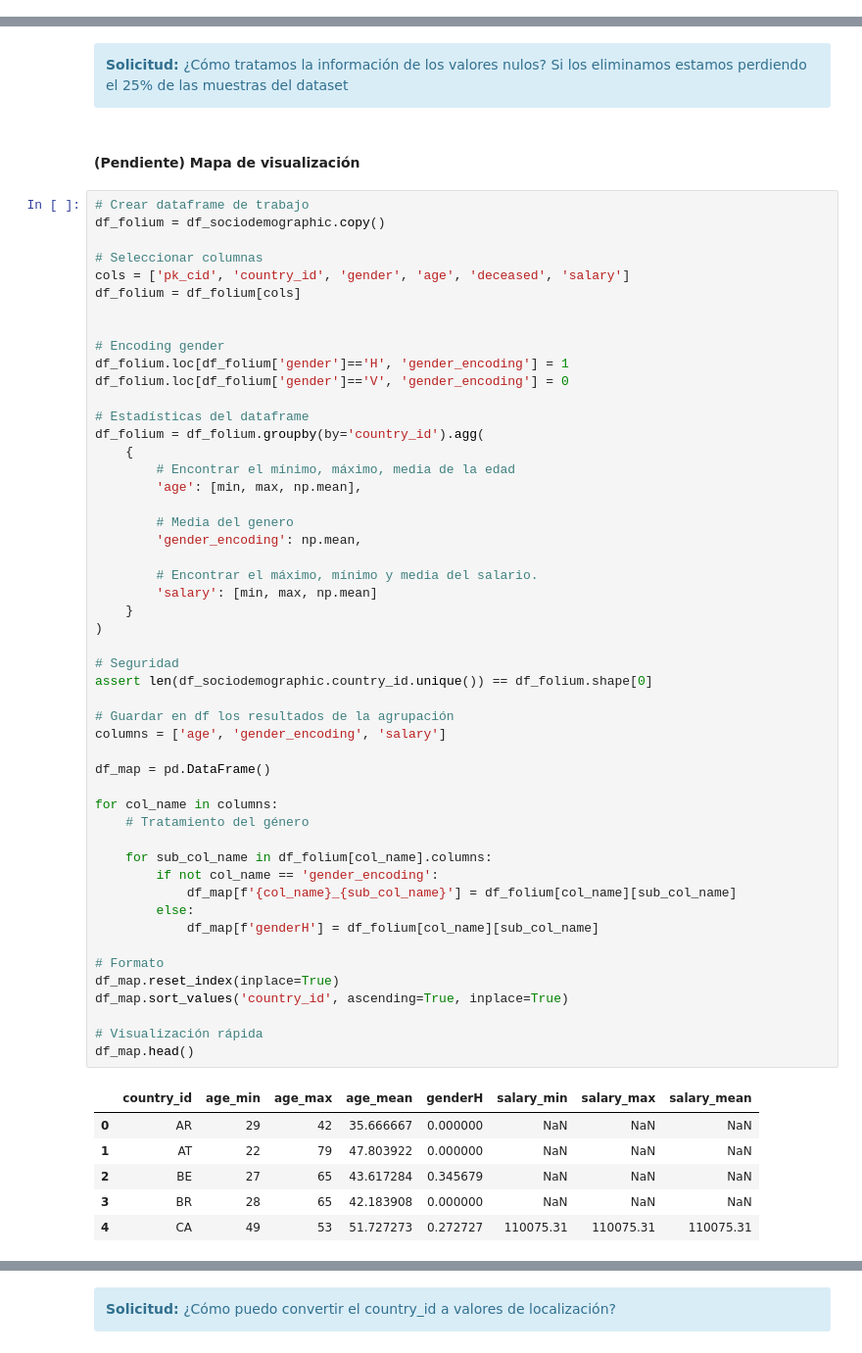
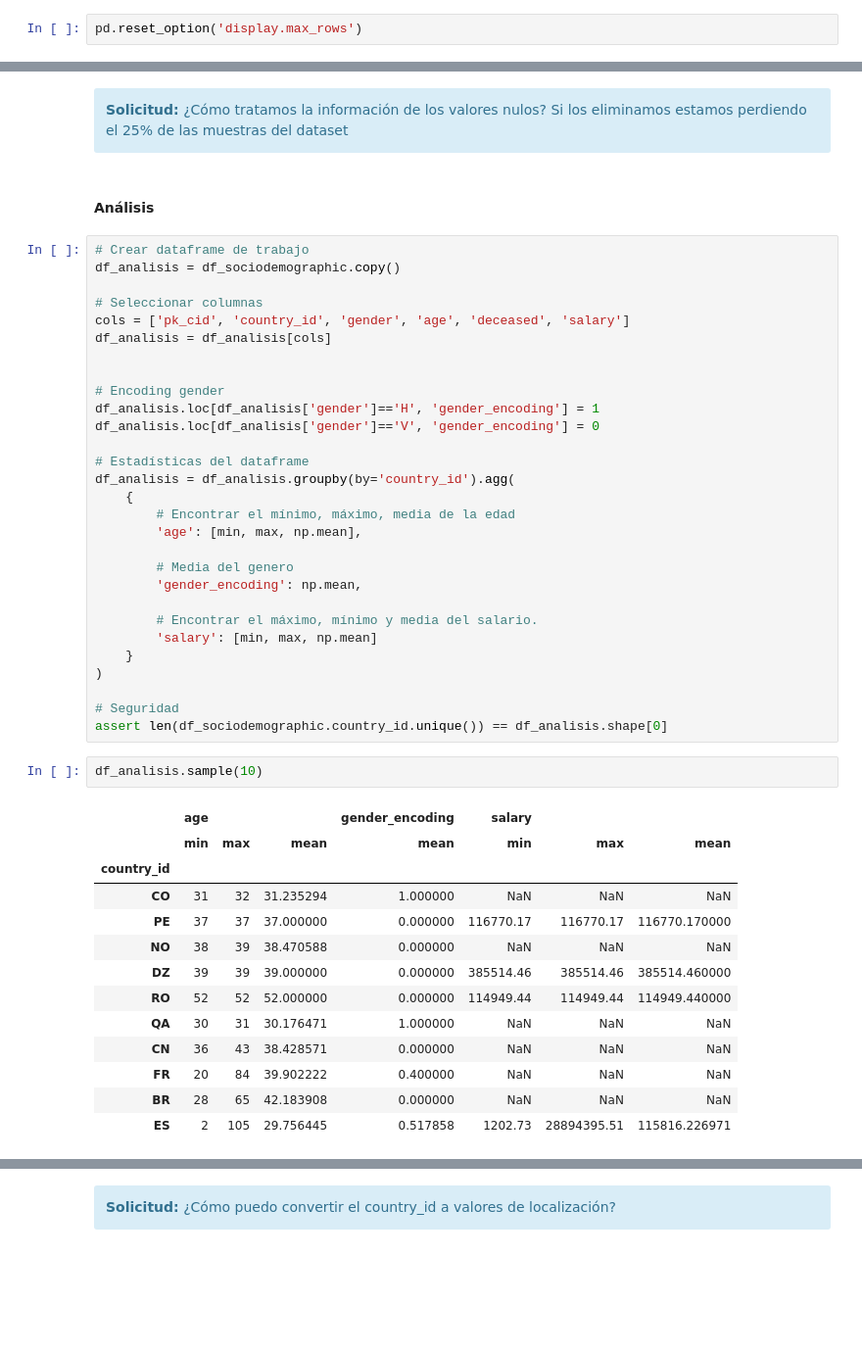
Before and after one commit to sergiomasavi/EasyMoney, a Jupyter notebook: Notebooks/TAREA_1_ANALISIS.ipynb, the cells around one changed output, grey strips where cells are left out. Shown at 98% size. Cells and saved outputs as stored; diff of their text form; blank space fills up the shorter version.

```diff
--- a/Notebooks/TAREA_1_ANALISIS.ipynb
+++ b/Notebooks/TAREA_1_ANALISIS.ipynb
@@ -731,3 +840,5 @@ salary --> 25.36%
+# %%
+pd.reset_option('display.max_rows')
 # %% [markdown]
 #### country_id
 # %%
@@ -814,22 +922,22 @@ Número valores nulos (porcentual): 25.36%
 <b>Solicitud:</b> ¿Cómo tratamos la información de los valores nulos? Si los eliminamos estamos perdiendo el 25% de las muestras del dataset
 </div>
 # %% [markdown]
-#### (Pendiente) Mapa de visualización
+#### Análisis
 # %%
 # Crear dataframe de trabajo
-df_folium = df_sociodemographic.copy()
+df_analisis = df_sociodemographic.copy()
 
 # Seleccionar columnas
 cols = ['pk_cid', 'country_id', 'gender', 'age', 'deceased', 'salary']
-df_folium = df_folium[cols]
+df_analisis = df_analisis[cols]
 
 
 # Encoding gender
-df_folium.loc[df_folium['gender']=='H', 'gender_encoding'] = 1
-df_folium.loc[df_folium['gender']=='V', 'gender_encoding'] = 0
+df_analisis.loc[df_analisis['gender']=='H', 'gender_encoding'] = 1
+df_analisis.loc[df_analisis['gender']=='V', 'gender_encoding'] = 0
 
 # Estadísticas del dataframe
-df_folium = df_folium.groupby(by='country_id').agg(
+df_analisis = df_analisis.groupby(by='country_id').agg(
     {
         # Encontrar el mínimo, máximo, media de la edad
         'age': [min, max, np.mean],
@@ -843,32 +951,20 @@ df_folium = df_folium.groupby(by='country_id').agg(
 )
 
 # Seguridad
-assert len(df_sociodemographic.country_id.unique()) == df_folium.shape[0]
-
-# Guardar en df los resultados de la agrupación
-columns = ['age', 'gender_encoding', 'salary']
-
-df_map = pd.DataFrame()
-
-for col_name in columns:
-    # Tratamiento del género
-
-    for sub_col_name in df_folium[col_name].columns:
-        if not col_name == 'gender_encoding':
-            df_map[f'{col_name}_{sub_col_name}'] = df_folium[col_name][sub_col_name]
-        else:
-            df_map[f'genderH'] = df_folium[col_name][sub_col_name]
-
-# Formato
-df_map.reset_index(inplace=True)
-df_map.sort_values('country_id', ascending=True, inplace=True)
-
-# Visualización rápida
-df_map.head()
+assert len(df_sociodemographic.country_id.unique()) == df_analisis.shape[0]
-# %% [output]
-|  | country_id | age_min | age_max | age_mean | genderH | salary_min | salary_max | salary_mean |
-| 0 | AR | 29 | 42 | 35.666667 | 0.000000 | NaN | NaN | NaN |
-| 1 | AT | 22 | 79 | 47.803922 | 0.000000 | NaN | NaN | NaN |
-| 2 | BE | 27 | 65 | 43.617284 | 0.345679 | NaN | NaN | NaN |
-| 3 | BR | 28 | 65 | 42.183908 | 0.000000 | NaN | NaN | NaN |
-| 4 | CA | 49 | 53 | 51.727273 | 0.272727 | 110075.31 | 110075.31 | 110075.31 |
+# %%
+df_analisis.sample(10)
+# %% [output]
+|  | age |  |  | gender_encoding | salary |  |  |
+|  | min | max | mean | mean | min | max | mean |
+| country_id |  |  |  |  |  |  |  |
+| CO | 31 | 32 | 31.235294 | 1.000000 | NaN | NaN | NaN |
+| PE | 37 | 37 | 37.000000 | 0.000000 | 116770.17 | 116770.17 | 116770.170000 |
+| NO | 38 | 39 | 38.470588 | 0.000000 | NaN | NaN | NaN |
+| DZ | 39 | 39 | 39.000000 | 0.000000 | 385514.46 | 385514.46 | 385514.460000 |
+| RO | 52 | 52 | 52.000000 | 0.000000 | 114949.44 | 114949.44 | 114949.440000 |
+| QA | 30 | 31 | 30.176471 | 1.000000 | NaN | NaN | NaN |
+| CN | 36 | 43 | 38.428571 | 0.000000 | NaN | NaN | NaN |
+| FR | 20 | 84 | 39.902222 | 0.400000 | NaN | NaN | NaN |
+| BR | 28 | 65 | 42.183908 | 0.000000 | NaN | NaN | NaN |
+| ES | 2 | 105 | 29.756445 | 0.517858 | 1202.73 | 28894395.51 | 115816.226971 |
```
Also changed, not shown: parts of 29 cells of this notebook.
